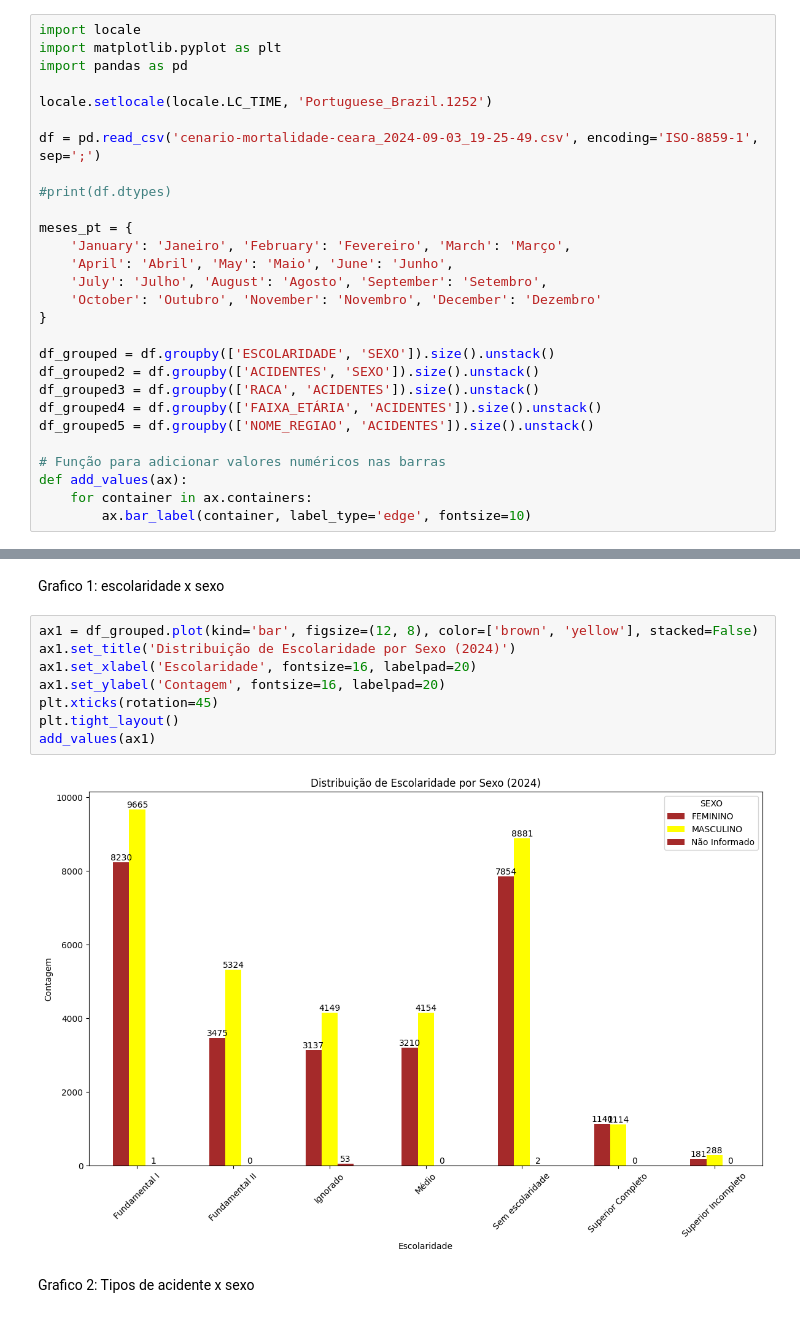
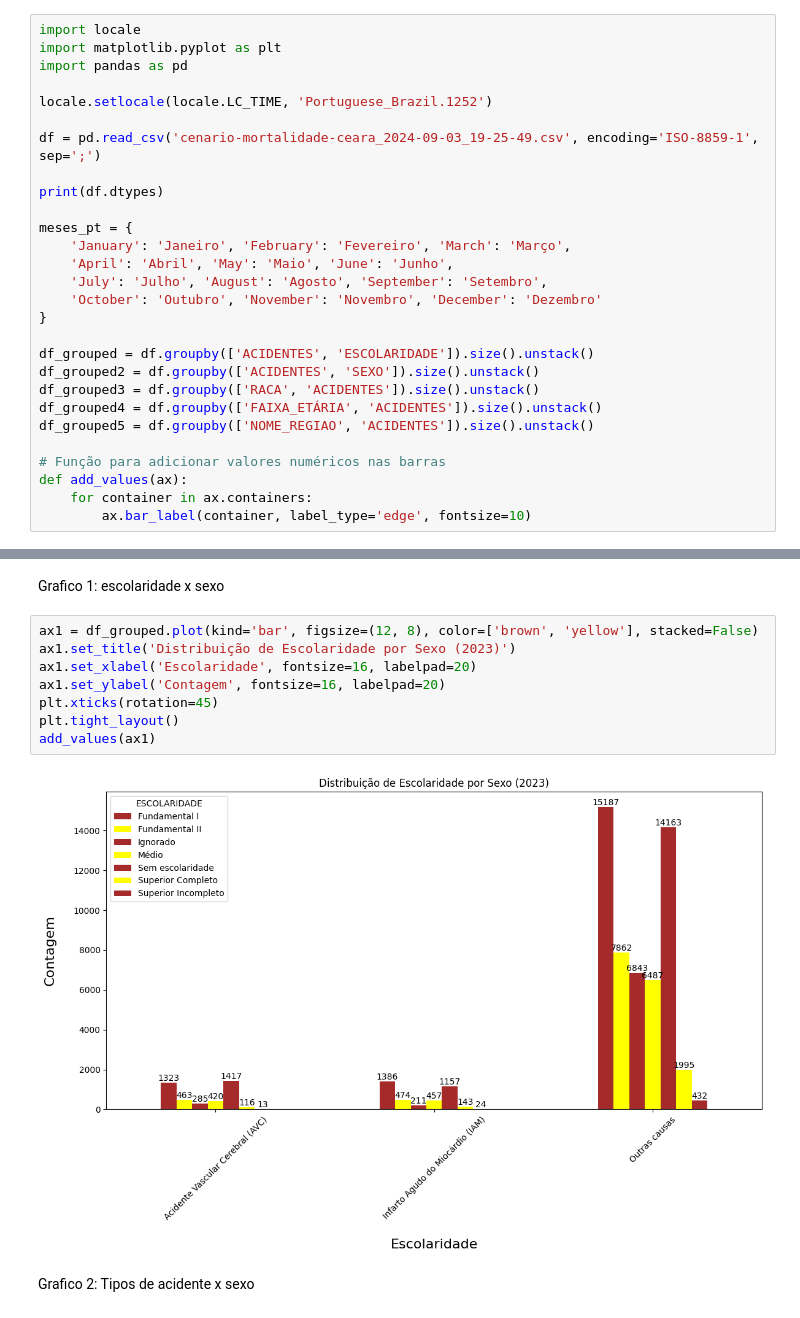
Before and after one commit to JvLira07/Dados, a Jupyter notebook: Dados-main/Dados-main/TrabalhoAV1.ipynb, the cells around one changed output, grey strips where cells are left out. Cells and saved outputs as stored; diff of their text form.

```diff
--- a/Dados-main/Dados-main/TrabalhoAV1.ipynb
+++ b/Dados-main/Dados-main/TrabalhoAV1.ipynb
@@ -9,7 +9,7 @@ locale.setlocale(locale.LC_TIME, 'Portuguese_Brazil.1252')
 
 df = pd.read_csv('cenario-mortalidade-ceara_2024-09-03_19-25-49.csv', encoding='ISO-8859-1', sep=';')
 
-#print(df.dtypes)
+print(df.dtypes)
 
 meses_pt = {
     'January': 'Janeiro', 'February': 'Fevereiro', 'March': 'Março',
@@ -18,7 +18,7 @@ meses_pt = {
     'October': 'Outubro', 'November': 'Novembro', 'December': 'Dezembro'
 }
 
-df_grouped = df.groupby(['ESCOLARIDADE', 'SEXO']).size().unstack()
+df_grouped = df.groupby(['ACIDENTES', 'ESCOLARIDADE']).size().unstack()
 df_grouped2 = df.groupby(['ACIDENTES', 'SEXO']).size().unstack()
 df_grouped3 = df.groupby(['RACA', 'ACIDENTES']).size().unstack()
 df_grouped4 = df.groupby(['FAIXA_ETÁRIA', 'ACIDENTES']).size().unstack()
@@ -32,14 +45,14 @@ def add_values(ax):
 Grafico 1: escolaridade x sexo
 # %%
 ax1 = df_grouped.plot(kind='bar', figsize=(12, 8), color=['brown', 'yellow'], stacked=False)
-ax1.set_title('Distribuição de Escolaridade por Sexo (2024)')
+ax1.set_title('Distribuição de Escolaridade por Sexo (2023)')
 ax1.set_xlabel('Escolaridade', fontsize=16, labelpad=20)
 ax1.set_ylabel('Contagem', fontsize=16, labelpad=20)
 plt.xticks(rotation=45)
 plt.tight_layout()
 add_values(ax1)
 # %% [output]
-[figure, old version]
+[figure, new version]
 # %% [markdown]
 Grafico 2: Tipos de acidente x sexo
 # %%
```
Also changed, not shown: parts of 8 cells of this notebook.
